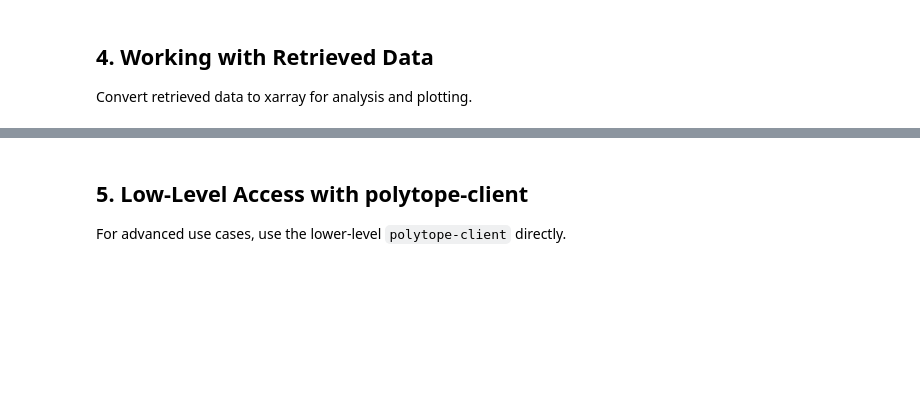
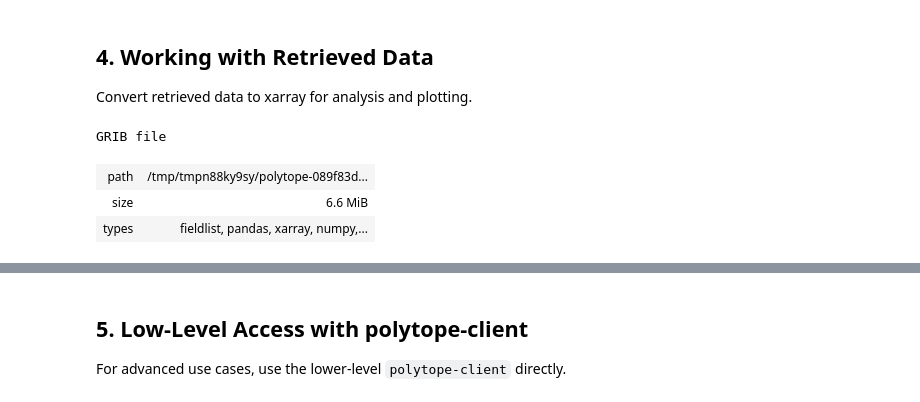
Before and after one commit to spaetd96/acclimatise-africa-rainfall, a Jupyter notebook: get-data/browse_destine_data.ipynb, the cells around one changed output, grey strips where cells are left out. Cells and saved outputs as stored; diff of their text form; code cells hidden in the pictures; blank space fills up the shorter version.

```diff
--- a/get-data/browse_destine_data.ipynb
+++ b/get-data/browse_destine_data.ipynb
@@ -415,6 +495,13 @@ except Exception as e:
 ## 4. Working with Retrieved Data
 
 Convert retrieved data to xarray for analysis and plotting.
+# %%
+icon_data
+# %% [output]
+GRIB file
+| path | /tmp/tmpn88ky9sy/polytope-089f83d... |
+| size | 6.6 MiB |
+| types | fieldlist, pandas, xarray, numpy,... |
 # %%
 # Example: quick visualization of retrieved data
 # (requires matplotlib, cartopy, and xarray)
```
Also changed, not shown: parts of 8 cells of this notebook, 2 other files.
